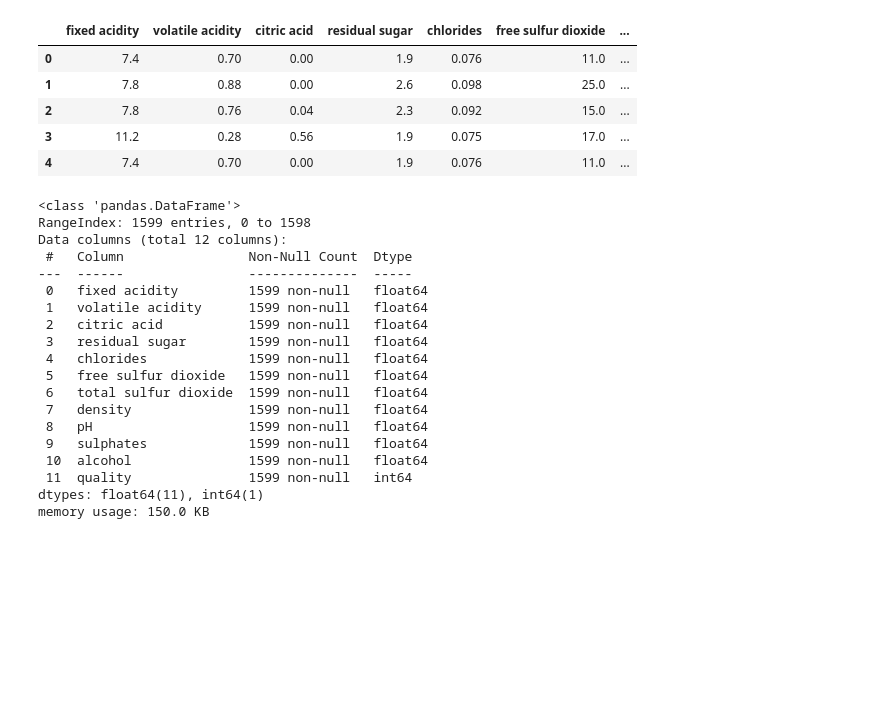
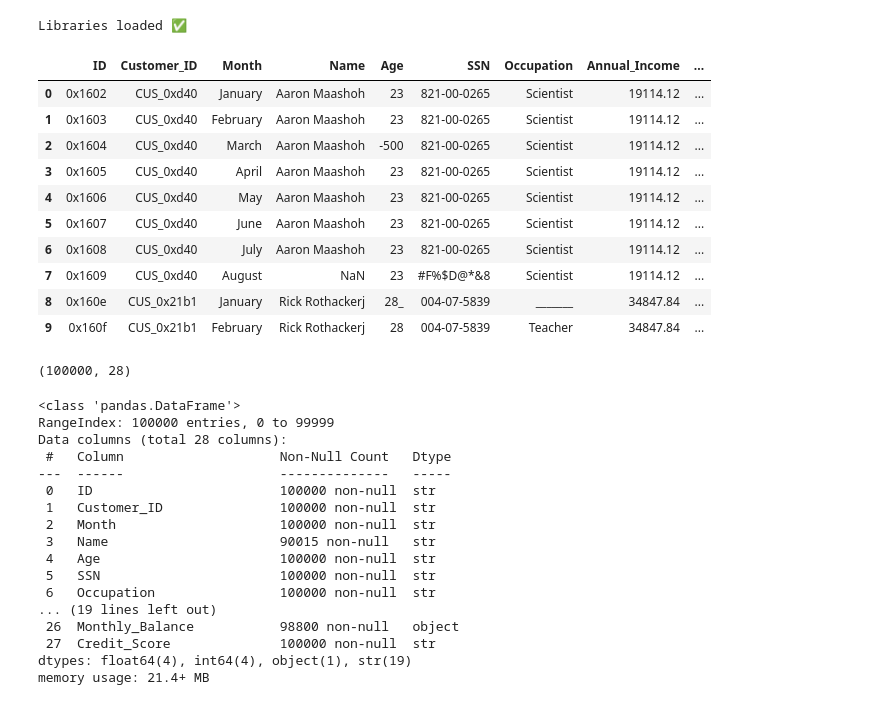
Before and after one commit to adesaputraa12/credit-scoring-Project, a Jupyter notebook: research/Expriement.ipynb, the cells around one changed output. Saved outputs shown, nothing was run; the diff lists cells and outputs as text; code cells hidden in the pictures; blank space fills up the shorter version.

```diff
--- a/research/Expriement.ipynb
+++ b/research/Expriement.ipynb
@@ -4,36 +1,60 @@ import pandas as pd
+# %%
+import os
+import pandas as pd
+import numpy as np
+import matplotlib.pyplot as plt
+import seaborn as sns
+import re
+from sklearn.preprocessing import LabelEncoder
+from sklearn.ensemble import RandomForestClassifier
+import warnings
+warnings.filterwarnings('ignore')
+
+pd.set_option('display.max_columns', None)
+sns.set_theme(style='whitegrid', palette='muted')
+print("Libraries loaded ✅")
+# %% [output]
+Libraries loaded ✅
 # %%
-df = pd.read_csv("winequality-red.csv")
+df = pd.read_csv("credit-score.csv")
 
-df.head()
+df.head(10)
 # %% [output]
-|  | fixed acidity | volatile acidity | citric acid | residual sugar | chlorides | free sulfur dioxide | ... |
-| 0 | 7.4 | 0.70 | 0.00 | 1.9 | 0.076 | 11.0 | ... |
-| 1 | 7.8 | 0.88 | 0.00 | 2.6 | 0.098 | 25.0 | ... |
-| 2 | 7.8 | 0.76 | 0.04 | 2.3 | 0.092 | 15.0 | ... |
-| 3 | 11.2 | 0.28 | 0.56 | 1.9 | 0.075 | 17.0 | ... |
-| 4 | 7.4 | 0.70 | 0.00 | 1.9 | 0.076 | 11.0 | ... |
+|  | ID | Customer_ID | Month | Name | Age | SSN | Occupation | Annual_Income | ... |
+| 0 | 0x1602 | CUS_0xd40 | January | Aaron Maashoh | 23 | 821-00-0265 | Scientist | 19114.12 | ... |
+| 1 | 0x1603 | CUS_0xd40 | February | Aaron Maashoh | 23 | 821-00-0265 | Scientist | 19114.12 | ... |
+| 2 | 0x1604 | CUS_0xd40 | March | Aaron Maashoh | -500 | 821-00-0265 | Scientist | 19114.12 | ... |
+| 3 | 0x1605 | CUS_0xd40 | April | Aaron Maashoh | 23 | 821-00-0265 | Scientist | 19114.12 | ... |
+| 4 | 0x1606 | CUS_0xd40 | May | Aaron Maashoh | 23 | 821-00-0265 | Scientist | 19114.12 | ... |
+| 5 | 0x1607 | CUS_0xd40 | June | Aaron Maashoh | 23 | 821-00-0265 | Scientist | 19114.12 | ... |
+| 6 | 0x1608 | CUS_0xd40 | July | Aaron Maashoh | 23 | 821-00-0265 | Scientist | 19114.12 | ... |
+| 7 | 0x1609 | CUS_0xd40 | August | NaN | 23 | #F%$D@*&8 | Scientist | 19114.12 | ... |
+| 8 | 0x160e | CUS_0x21b1 | January | Rick Rothackerj | 28_ | 004-07-5839 | _______ | 34847.84 | ... |
+| 9 | 0x160f | CUS_0x21b1 | February | Rick Rothackerj | 28 | 004-07-5839 | Teacher | 34847.84 | ... |
+# %%
+df.shape
+# %% [output]
+(100000, 28)
 # %%
 df.info()
 # %% [output]
 <class 'pandas.DataFrame'>
-RangeIndex: 1599 entries, 0 to 1598
-Data columns (total 12 columns):
- #   Column                Non-Null Count  Dtype
----  ------                --------------  -----
- 0   fixed acidity         1599 non-null   float64
- 1   volatile acidity      1599 non-null   float64
- 2   citric acid           1599 non-null   float64
- 3   residual sugar        1599 non-null   float64
- 4   chlorides             1599 non-null   float64
- 5   free sulfur dioxide   1599 non-null   float64
- 6   total sulfur dioxide  1599 non-null   float64
- 7   density               1599 non-null   float64
- 8   pH                    1599 non-null   float64
- 9   sulphates             1599 non-null   float64
- 10  alcohol               1599 non-null   float64
- 11  quality               1599 non-null   int64
-dtypes: float64(11), int64(1)
-memory usage: 150.0 KB
+RangeIndex: 100000 entries, 0 to 99999
+Data columns (total 28 columns):
+ #   Column                    Non-Null Count   Dtype
+---  ------                    --------------   -----
+ 0   ID                        100000 non-null  str
+ 1   Customer_ID               100000 non-null  str
+ 2   Month                     100000 non-null  str
+ 3   Name                      90015 non-null   str
+ 4   Age                       100000 non-null  str
+ 5   SSN                       100000 non-null  str
+ 6   Occupation                100000 non-null  str
+... (19 lines left out)
+ 26  Monthly_Balance           98800 non-null   object
+ 27  Credit_Score              100000 non-null  str
+dtypes: float64(4), int64(4), object(1), str(19)
+memory usage: 21.4+ MB
 # %%
 df.describe()
 # %% [output]
```
Also changed, not shown: parts of 36 cells of this notebook, 29 other files.
